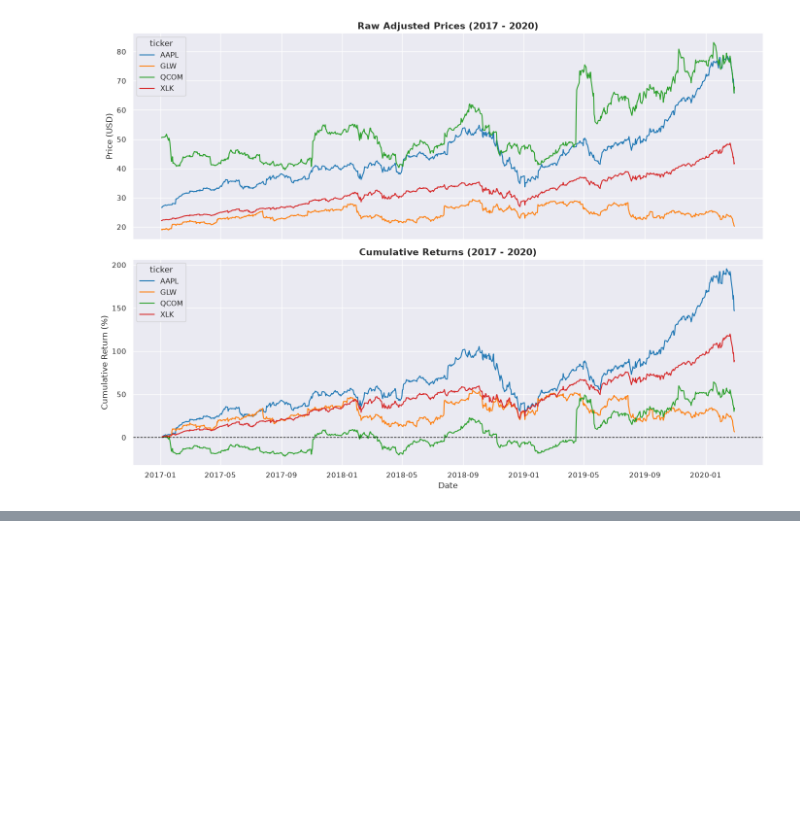
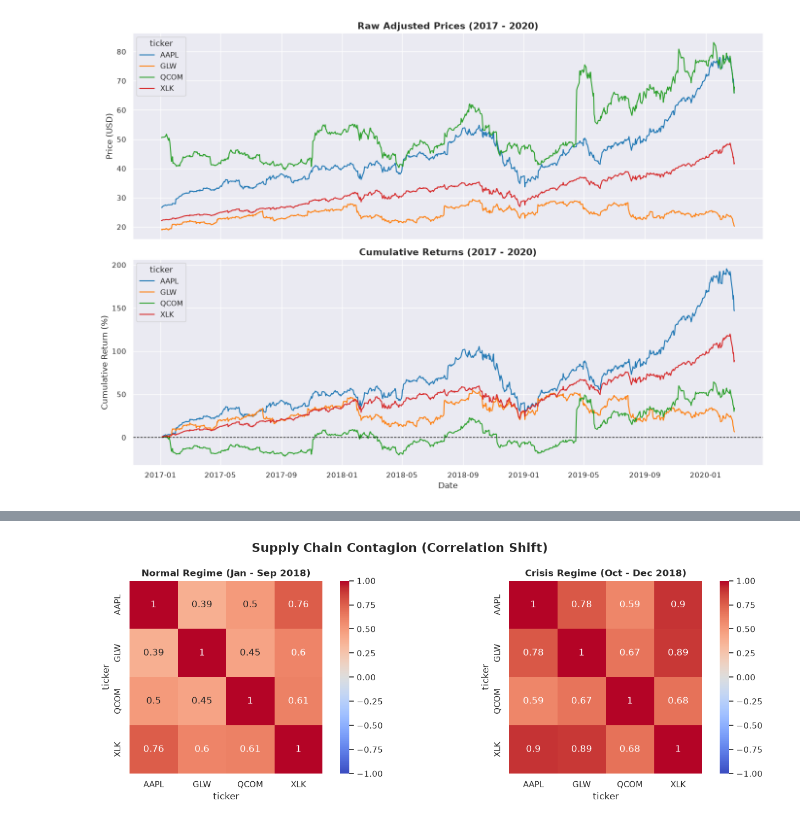
Before and after one commit to huzaifa-khan-AiMl/Financial-Supply-Chain-Ripple-Analysis, a Jupyter notebook: notebooks/Ripple_Effect_Analysis.ipynb, the cells around one changed output, grey strips where cells are left out. Cells and saved outputs as stored; diff of their text form; code cells hidden in the pictures; blank space fills up the shorter version.

```diff
--- a/notebooks/Ripple_Effect_Analysis.ipynb
+++ b/notebooks/Ripple_Effect_Analysis.ipynb
@@ -199,0 +246,15 @@ plt.show()
+# %%
+normal_returns = daily_returns.loc['2018-01-01':'2018-09-30']
+crisis_returns = q4_daily_returns
+corr_normal = normal_returns.corr()
+corr_crisis = crisis_returns.corr()
+fig, axes = plt.subplots(1, 2, figsize=(14, 5))
+sns.heatmap(corr_normal, annot=True, cmap='coolwarm', vmin=-1, vmax=1, ax=axes[0], square=True)
+axes[0].set_title('Normal Regime (Jan - Sep 2018)', fontweight='bold')
+sns.heatmap(corr_crisis, annot=True, cmap='coolwarm', vmin=-1, vmax=1, ax=axes[1], square=True)
+axes[1].set_title('Crisis Regime (Oct - Dec 2018)', fontweight='bold')
+plt.suptitle("Supply Chain Contagion (Correlation Shift)", fontsize=16, fontweight='bold')
+plt.tight_layout()
+plt.show()
+# %% [output]
+[figure, added]
```
Also changed, not shown: parts of 20 cells of this notebook.
